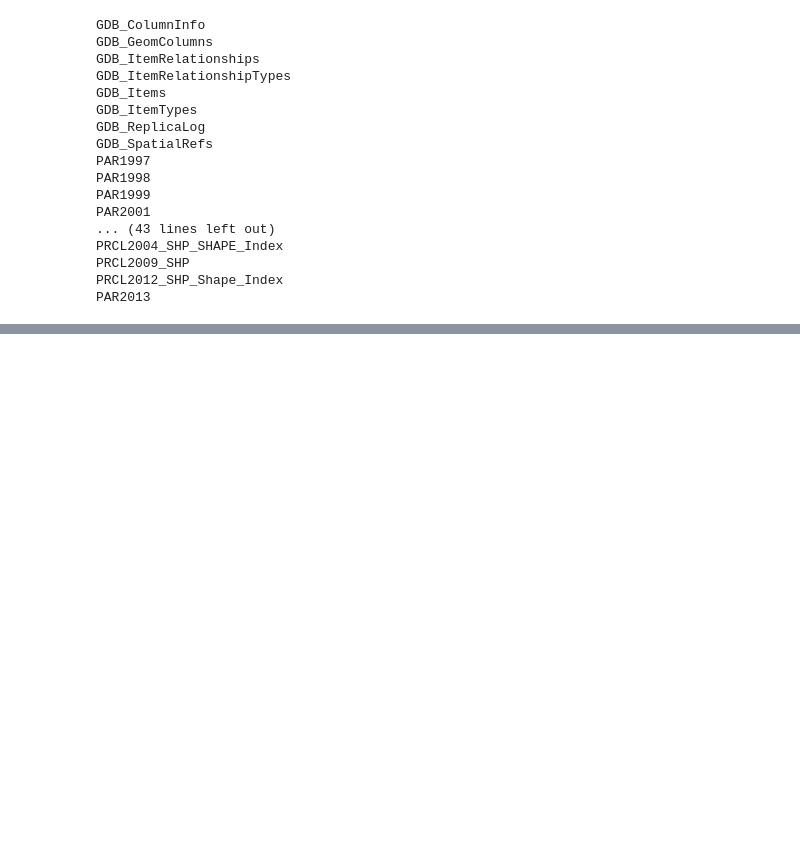
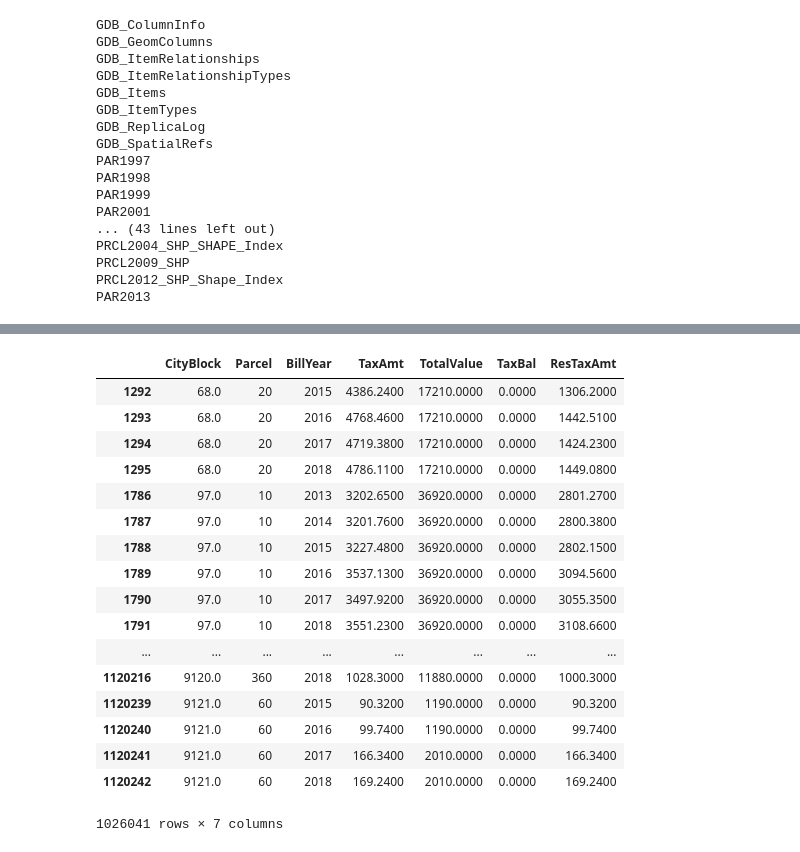
Before and after one commit to HLeek40/project_one, a Jupyter notebook: Group_Project_1.ipynb, the cells around one changed output, grey strips where cells are left out. Drawn from its saved outputs; the diff is of its cells as text; code cells hidden in the pictures; blank space fills up the shorter version.

```diff
--- a/Group_Project_1.ipynb
+++ b/Group_Project_1.ipynb
@@ -30,0 +49,3 @@ PAR2013
+# %%
+prcl = mdb.read_table("prcl.mdb", "PrclREAR")
+prcl.head()
@@ -30,0 +60,3 @@ PAR2013
+# %%
+new_df = pd.DataFrame(prcl, columns=["CityBlock", "Parcel", "BillYear","TaxAmt", "TotalValue", "TaxBal", "ResTaxAmt"])
+new_df.head()
@@ -30,0 +70,22 @@ PAR2013
+# %%
+filtered_df = new_df.loc[new_df['ResTaxAmt']!= "0.0000"]
+filtered_df
+# %% [output]
+|  | CityBlock | Parcel | BillYear | TaxAmt | TotalValue | TaxBal | ResTaxAmt |
+| 1292 | 68.0 | 20 | 2015 | 4386.2400 | 17210.0000 | 0.0000 | 1306.2000 |
+| 1293 | 68.0 | 20 | 2016 | 4768.4600 | 17210.0000 | 0.0000 | 1442.5100 |
+| 1294 | 68.0 | 20 | 2017 | 4719.3800 | 17210.0000 | 0.0000 | 1424.2300 |
+| 1295 | 68.0 | 20 | 2018 | 4786.1100 | 17210.0000 | 0.0000 | 1449.0800 |
+| 1786 | 97.0 | 10 | 2013 | 3202.6500 | 36920.0000 | 0.0000 | 2801.2700 |
+| 1787 | 97.0 | 10 | 2014 | 3201.7600 | 36920.0000 | 0.0000 | 2800.3800 |
+| 1788 | 97.0 | 10 | 2015 | 3227.4800 | 36920.0000 | 0.0000 | 2802.1500 |
+| 1789 | 97.0 | 10 | 2016 | 3537.1300 | 36920.0000 | 0.0000 | 3094.5600 |
+| 1790 | 97.0 | 10 | 2017 | 3497.9200 | 36920.0000 | 0.0000 | 3055.3500 |
+| 1791 | 97.0 | 10 | 2018 | 3551.2300 | 36920.0000 | 0.0000 | 3108.6600 |
+| ... | ... | ... | ... | ... | ... | ... | ... |
+| 1120216 | 9120.0 | 360 | 2018 | 1028.3000 | 11880.0000 | 0.0000 | 1000.3000 |
+| 1120239 | 9121.0 | 60 | 2015 | 90.3200 | 1190.0000 | 0.0000 | 90.3200 |
+| 1120240 | 9121.0 | 60 | 2016 | 99.7400 | 1190.0000 | 0.0000 | 99.7400 |
+| 1120241 | 9121.0 | 60 | 2017 | 166.3400 | 2010.0000 | 0.0000 | 166.3400 |
+| 1120242 | 9121.0 | 60 | 2018 | 169.2400 | 2010.0000 | 0.0000 | 169.2400 |
+1026041 rows × 7 columns
```
Also changed, not shown: parts of 8 cells of this notebook.
